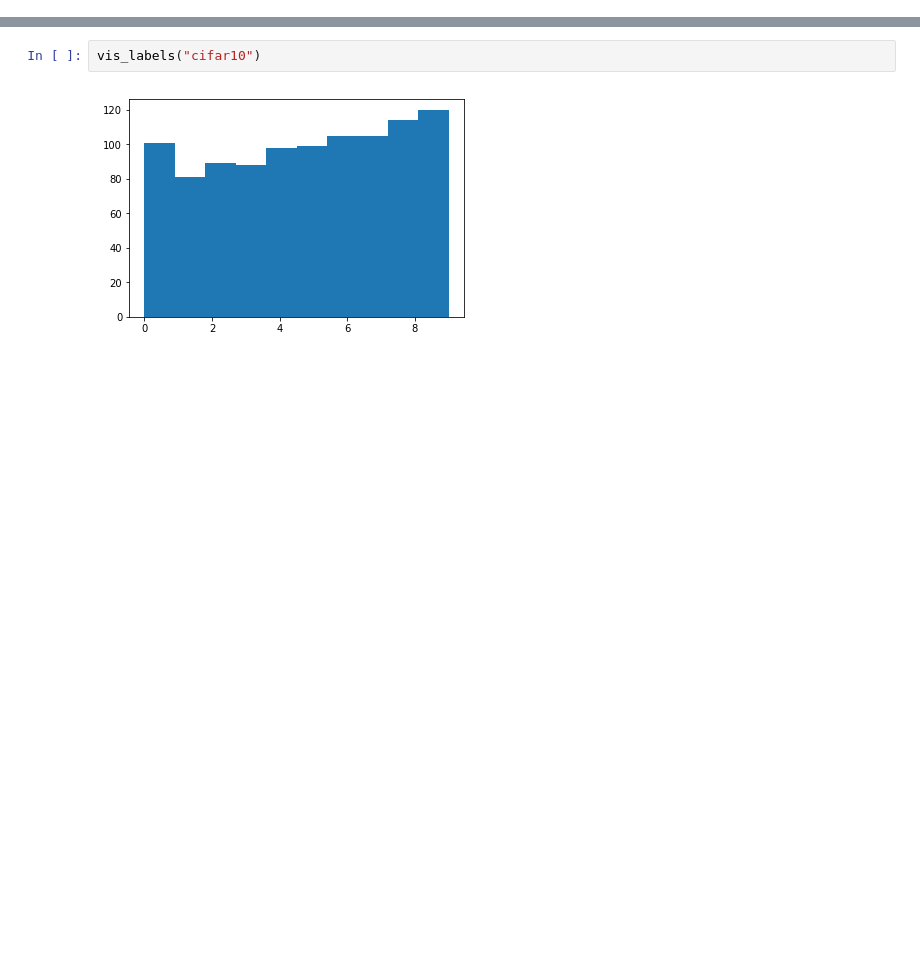
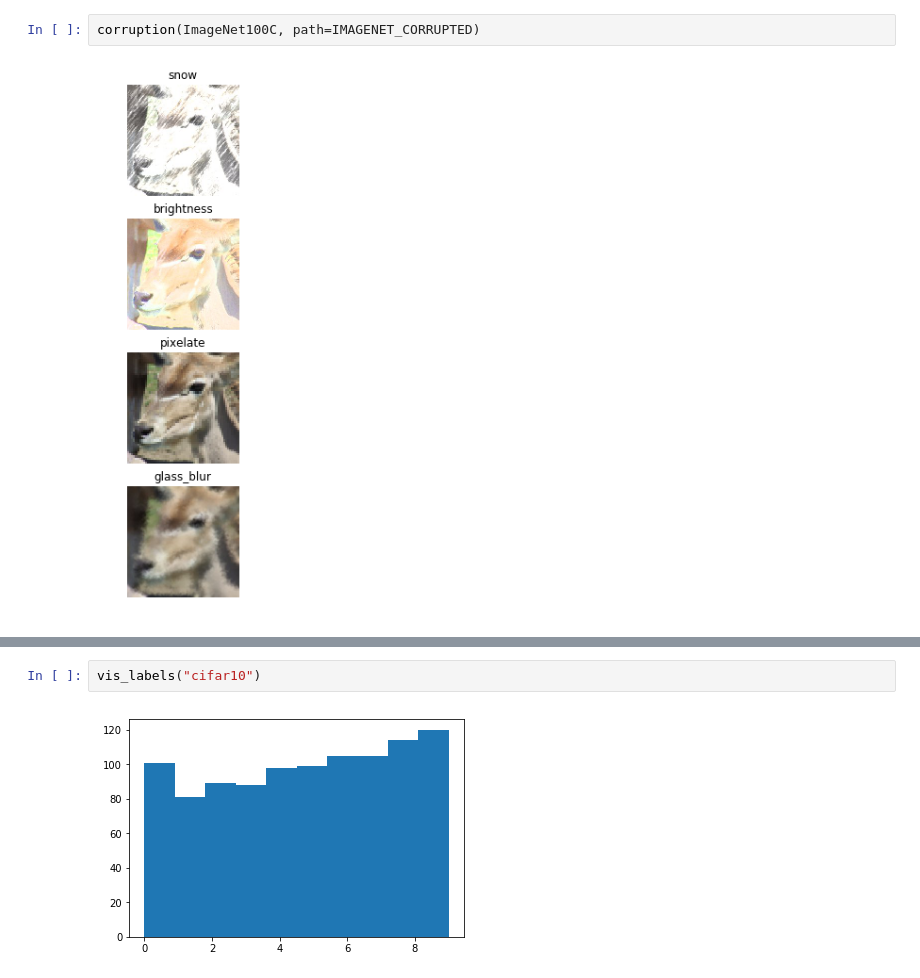
Before and after one commit to shashankskagnihotri/plots, a Jupyter notebook: distribution_shift.ipynb, the cells around one changed output, grey strips where cells are left out. Drawn from its saved outputs; the diff is of its cells as text; blank space fills up the shorter version.

```diff
--- a/distribution_shift.ipynb
+++ b/distribution_shift.ipynb
@@ -45,0 +65,4 @@ def vis_labels(name, path=DATA_PATH):
+# %%
+corruption(ImageNet100C, path=IMAGENET_CORRUPTED)
+# %% [output]
+[figure, added]
```
Also changed, not shown: parts of 4 cells of this notebook, 16 other files.
